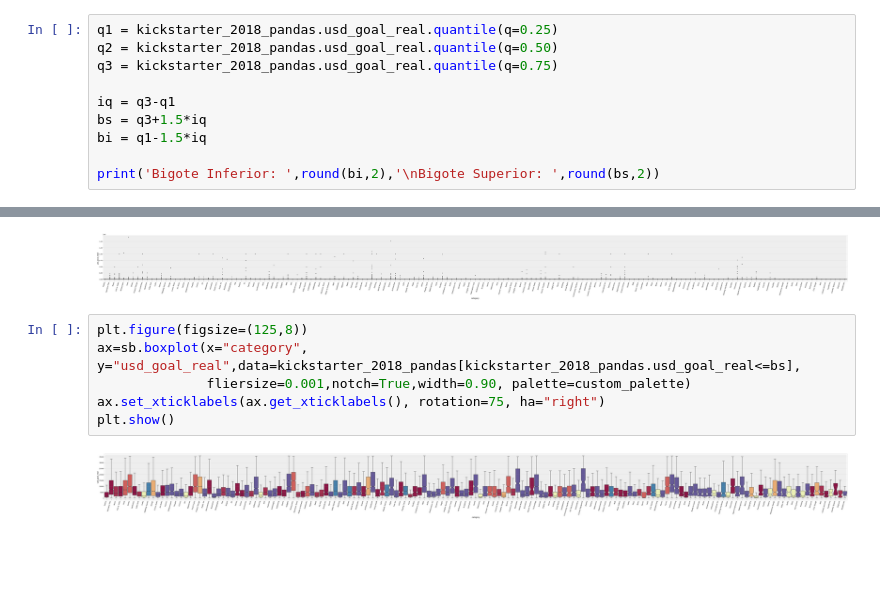
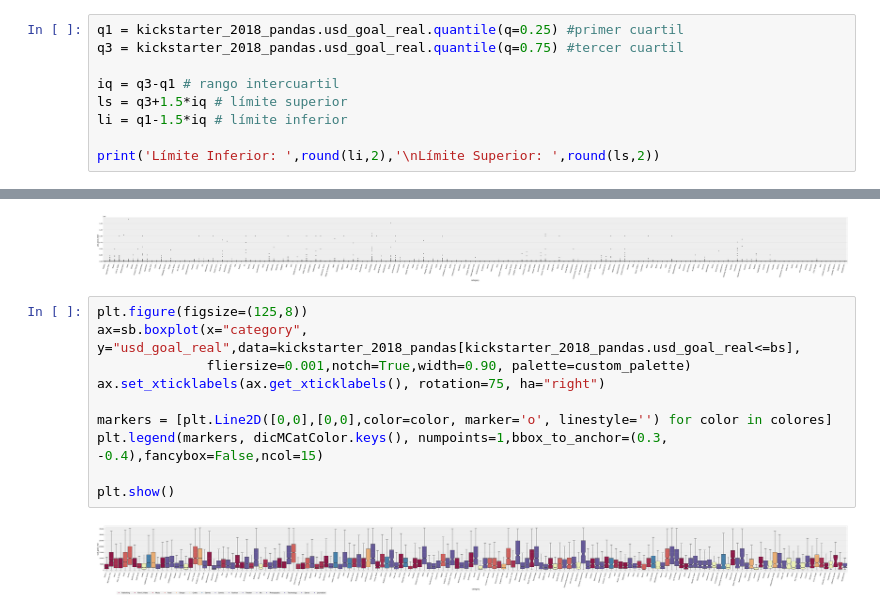
Before and after one commit to nair36/AnalisisYCuracion, a Jupyter notebook: AnalisisYCuracion_P1.ipynb, the cells around one changed output, grey strips where cells are left out. Saved outputs shown, nothing was run; the diff lists cells and outputs as text; blank space fills up the shorter version.

```diff
--- a/AnalisisYCuracion_P1.ipynb
+++ b/AnalisisYCuracion_P1.ipynb
@@ -391,11 +399,10 @@ Calcular los valores atípicos de 'usd_goal_real' y graficar los boxplots, con y
 # %%
-q1 = kickstarter_2018_pandas.usd_goal_real.quantile(q=0.25)
-q2 = kickstarter_2018_pandas.usd_goal_real.quantile(q=0.50)
-q3 = kickstarter_2018_pandas.usd_goal_real.quantile(q=0.75)
+q1 = kickstarter_2018_pandas.usd_goal_real.quantile(q=0.25) #primer cuartil
+q3 = kickstarter_2018_pandas.usd_goal_real.quantile(q=0.75) #tercer cuartil
 
-iq = q3-q1
-bs = q3+1.5*iq
-bi = q1-1.5*iq
+iq = q3-q1 # rango intercuartil
+ls = q3+1.5*iq # límite superior
+li = q1-1.5*iq # límite inferior
 
-print('Bigote Inferior: ',round(bi,2),'\nBigote Superior: ',round(bs,2))
+print('Límite Inferior: ',round(li,2),'\nLímite Superior: ',round(ls,2))
 # %% [output]
@@ -455,8 +468,12 @@ plt.show()
 # %%
 plt.figure(figsize=(125,8))
 ax=sb.boxplot(x="category", y="usd_goal_real",data=kickstarter_2018_pandas[kickstarter_2018_pandas.usd_goal_real<=bs],
               fliersize=0.001,notch=True,width=0.90, palette=custom_palette)
 ax.set_xticklabels(ax.get_xticklabels(), rotation=75, ha="right")
+
+markers = [plt.Line2D([0,0],[0,0],color=color, marker='o', linestyle='') for color in colores]
+plt.legend(markers, dicMCatColor.keys(), numpoints=1,bbox_to_anchor=(0.3, -0.4),fancybox=False,ncol=15)
+
 plt.show()
 # %% [output]
-[figure, old version]
+[figure, new version]
```
Also changed, not shown: parts of 9 cells of this notebook.
